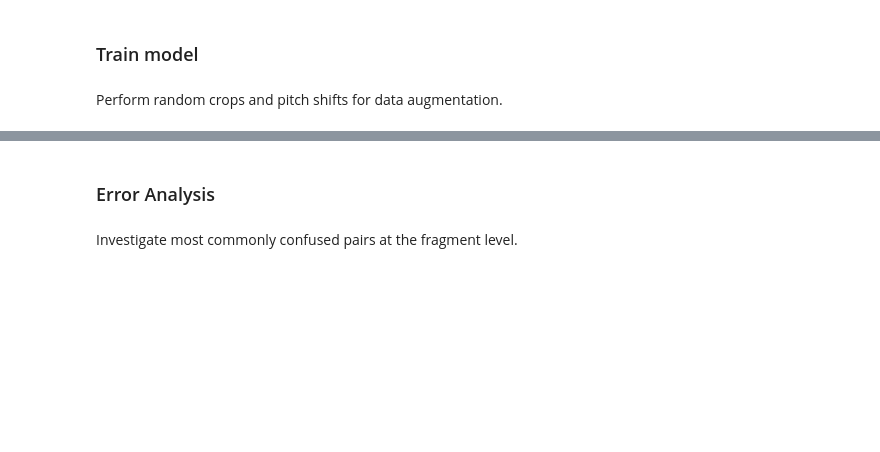
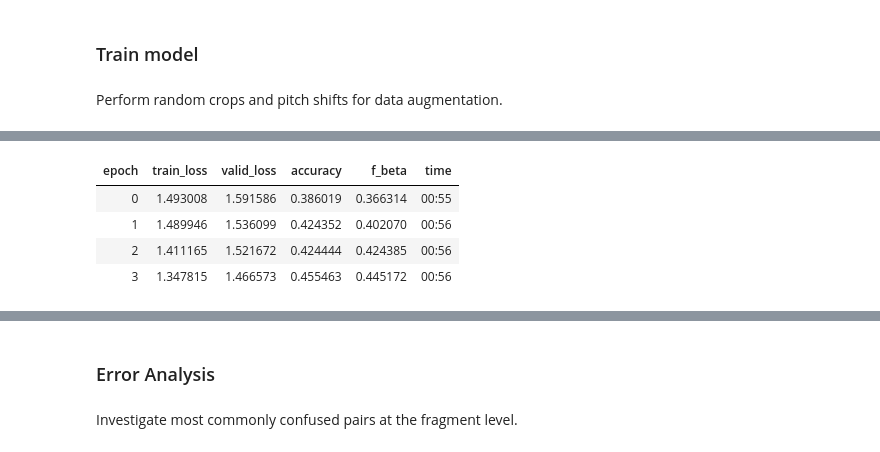
Before and after one commit to tjtsai/PianoStyleEmbedding, a Jupyter notebook: 06_cnn.ipynb, the cells around one changed output, grey strips where cells are left out. Cells and saved outputs as stored; diff of their text form; code cells hidden in the pictures; blank space fills up the shorter version.

```diff
--- a/06_cnn.ipynb
+++ b/06_cnn.ipynb
@@ -195,0 +171,8 @@ learn.fit(3, lr=3e-3)
+# %%
+learner.fit_one_cycle(4, lr)
+# %% [output]
+| epoch | train_loss | valid_loss | accuracy | f_beta | time |
+| 0 | 1.493008 | 1.591586 | 0.386019 | 0.366314 | 00:55 |
+| 1 | 1.489946 | 1.536099 | 0.424352 | 0.402070 | 00:56 |
+| 2 | 1.411165 | 1.521672 | 0.424444 | 0.424385 | 00:56 |
+| 3 | 1.347815 | 1.466573 | 0.455463 | 0.445172 | 00:56 |
```
Also changed, not shown: parts of 81 cells of this notebook, 1 other file.
